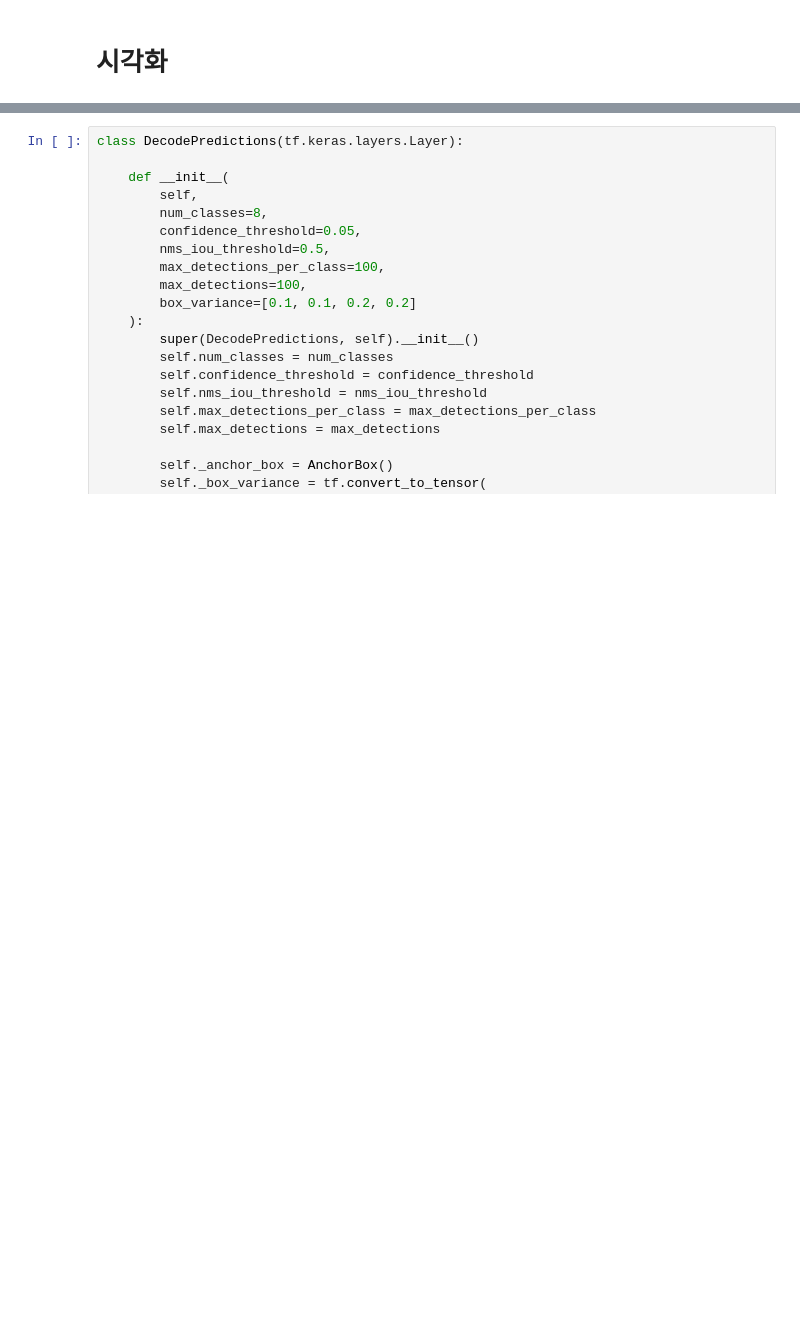
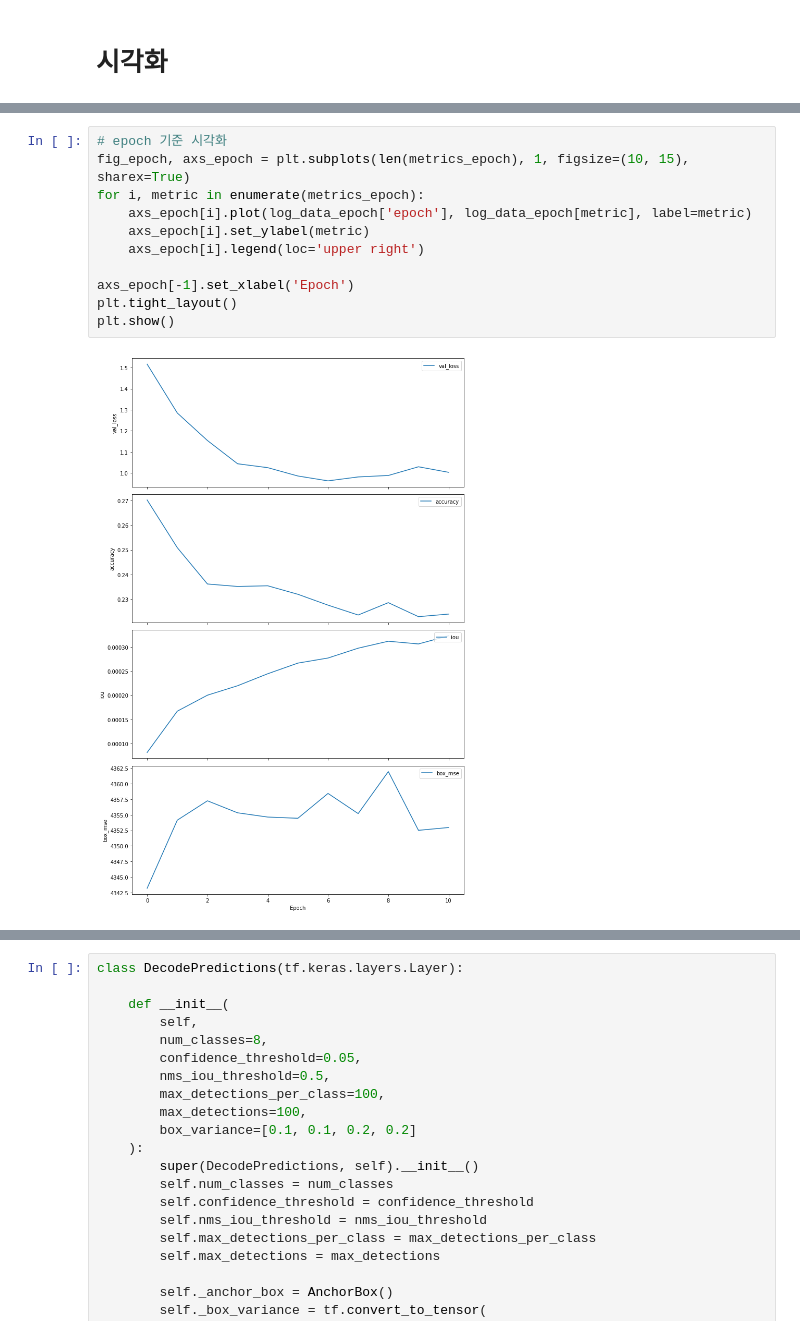
Before and after one commit to L3earl/aiffel, a Jupyter notebook: 0712_GOINGDEEPER_06/study.ipynb, the cells around one changed output, grey strips where cells are left out. Drawn from its saved outputs; the diff is of its cells as text; blank space fills up the shorter version.

```diff
--- a/0712_GOINGDEEPER_06/study.ipynb
+++ b/0712_GOINGDEEPER_06/study.ipynb
@@ -911,0 +821,13 @@ plt.show()
+# %%
+# epoch 기준 시각화
+fig_epoch, axs_epoch = plt.subplots(len(metrics_epoch), 1, figsize=(10, 15), sharex=True)
+for i, metric in enumerate(metrics_epoch):
+    axs_epoch[i].plot(log_data_epoch['epoch'], log_data_epoch[metric], label=metric)
+    axs_epoch[i].set_ylabel(metric)
+    axs_epoch[i].legend(loc='upper right')
+
+axs_epoch[-1].set_xlabel('Epoch')
+plt.tight_layout()
+plt.show()
+# %% [output]
+[figure, added]
```
Also changed, not shown: parts of 23 cells of this notebook.
